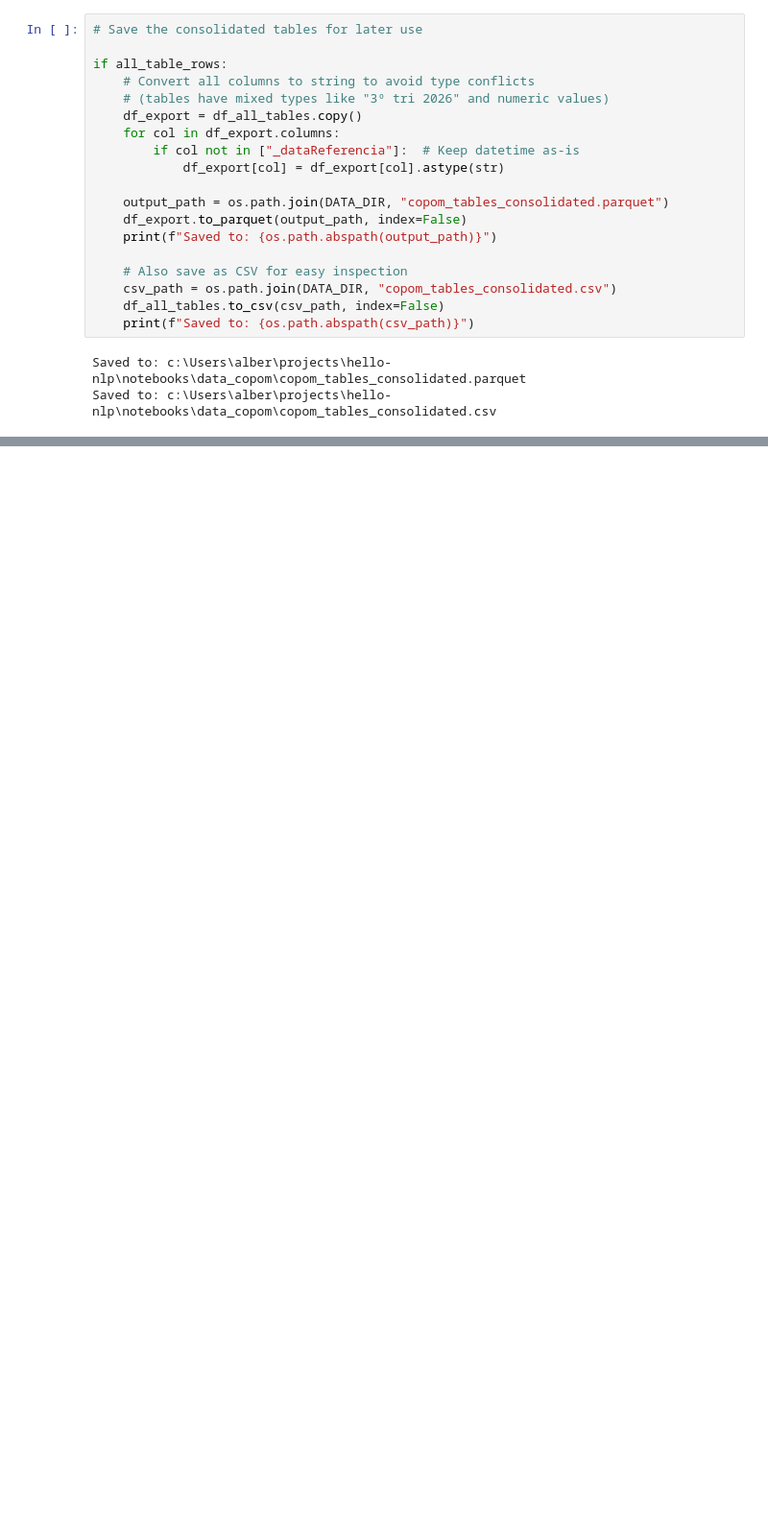
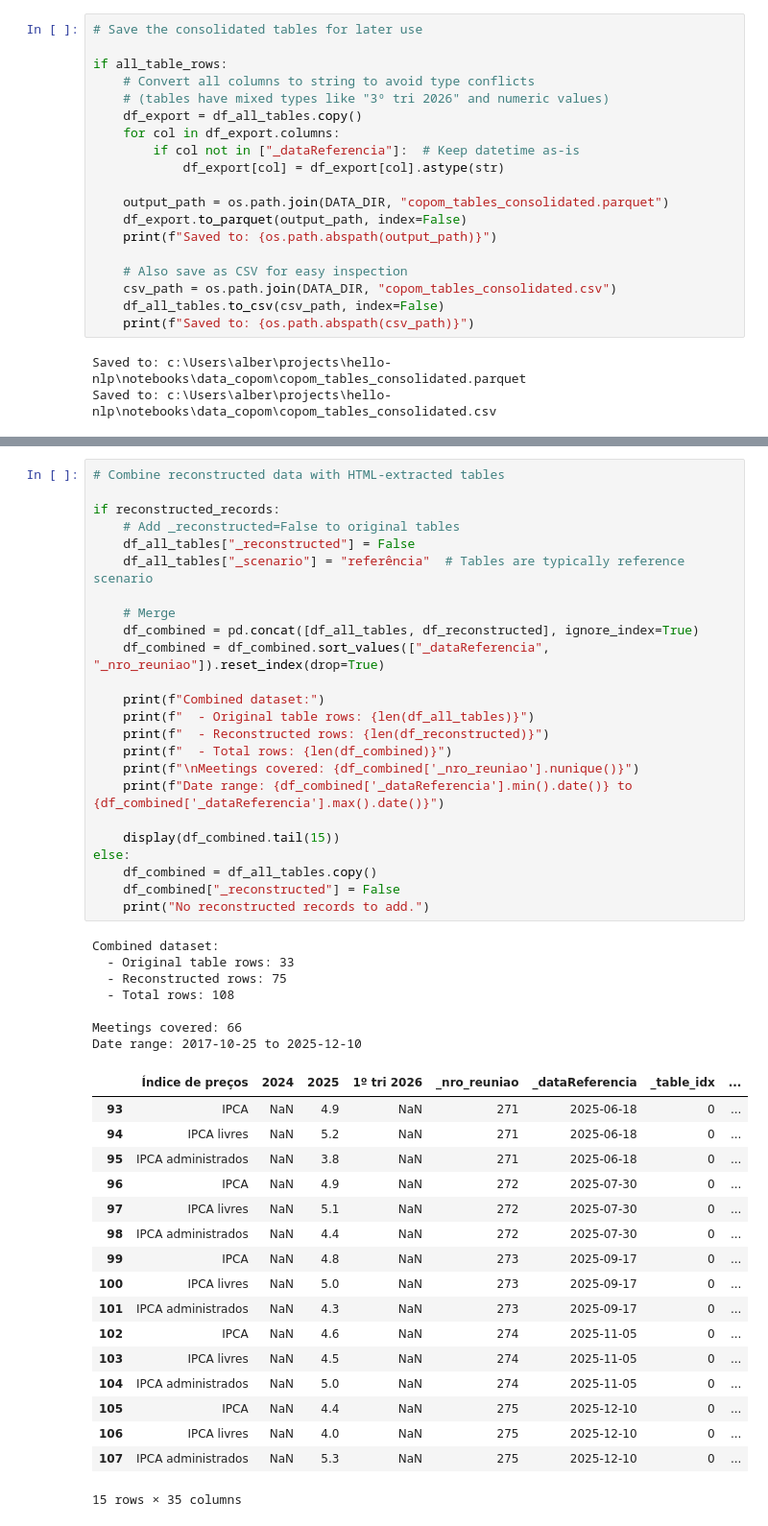
Before and after one commit to albertokgs/hello-nlp, a Jupyter notebook: notebooks/copom_parser_dec2025.ipynb, the cells around one changed output, grey strips where cells are left out. Shown: that part at 96% size. Cells and saved outputs as stored; diff of their text form; blank space fills up the shorter version.

```diff
--- a/notebooks/copom_parser_dec2025.ipynb
+++ b/notebooks/copom_parser_dec2025.ipynb
@@ -303,0 +799,49 @@ Saved to: c:\Users\alber\projects\hello-nlp\notebooks\data_copom\copom_tables_co
+# %%
+# Combine reconstructed data with HTML-extracted tables
+
+if reconstructed_records:
+    # Add _reconstructed=False to original tables
+    df_all_tables["_reconstructed"] = False
+    df_all_tables["_scenario"] = "referência"  # Tables are typically reference scenario
+
+    # Merge
+    df_combined = pd.concat([df_all_tables, df_reconstructed], ignore_index=True)
+    df_combined = df_combined.sort_values(["_dataReferencia", "_nro_reuniao"]).reset_index(drop=True)
+
+    print(f"Combined dataset:")
+    print(f"  - Original table rows: {len(df_all_tables)}")
+    print(f"  - Reconstructed rows: {len(df_reconstructed)}")
+    print(f"  - Total rows: {len(df_combined)}")
+    print(f"\nMeetings covered: {df_combined['_nro_reuniao'].nunique()}")
+    print(f"Date range: {df_combined['_dataReferencia'].min().date()} to {df_combined['_dataReferencia'].max().date()}")
+
+    display(df_combined.tail(15))
+else:
+    df_combined = df_all_tables.copy()
+    df_combined["_reconstructed"] = False
+    print("No reconstructed records to add.")
+# %% [output]
+Combined dataset:
+  - Original table rows: 33
+  - Reconstructed rows: 75
+  - Total rows: 108
+
+Meetings covered: 66
+Date range: 2017-10-25 to 2025-12-10
+|  | Índice de preços | 2024 | 2025 | 1º tri 2026 | _nro_reuniao | _dataReferencia | _table_idx | ... |
+| 93 | IPCA | NaN | 4.9 | NaN | 271 | 2025-06-18 | 0 | ... |
+| 94 | IPCA livres | NaN | 5.2 | NaN | 271 | 2025-06-18 | 0 | ... |
+| 95 | IPCA administrados | NaN | 3.8 | NaN | 271 | 2025-06-18 | 0 | ... |
+| 96 | IPCA | NaN | 4.9 | NaN | 272 | 2025-07-30 | 0 | ... |
+| 97 | IPCA livres | NaN | 5.1 | NaN | 272 | 2025-07-30 | 0 | ... |
+| 98 | IPCA administrados | NaN | 4.4 | NaN | 272 | 2025-07-30 | 0 | ... |
+| 99 | IPCA | NaN | 4.8 | NaN | 273 | 2025-09-17 | 0 | ... |
+| 100 | IPCA livres | NaN | 5.0 | NaN | 273 | 2025-09-17 | 0 | ... |
+| 101 | IPCA administrados | NaN | 4.3 | NaN | 273 | 2025-09-17 | 0 | ... |
+| 102 | IPCA | NaN | 4.6 | NaN | 274 | 2025-11-05 | 0 | ... |
+| 103 | IPCA livres | NaN | 4.5 | NaN | 274 | 2025-11-05 | 0 | ... |
+| 104 | IPCA administrados | NaN | 5.0 | NaN | 274 | 2025-11-05 | 0 | ... |
+| 105 | IPCA | NaN | 4.4 | NaN | 275 | 2025-12-10 | 0 | ... |
+| 106 | IPCA livres | NaN | 4.0 | NaN | 275 | 2025-12-10 | 0 | ... |
+| 107 | IPCA administrados | NaN | 5.3 | NaN | 275 | 2025-12-10 | 0 | ... |
+15 rows × 35 columns
```
Also changed, not shown: parts of 13 cells of this notebook, 5 other files.
